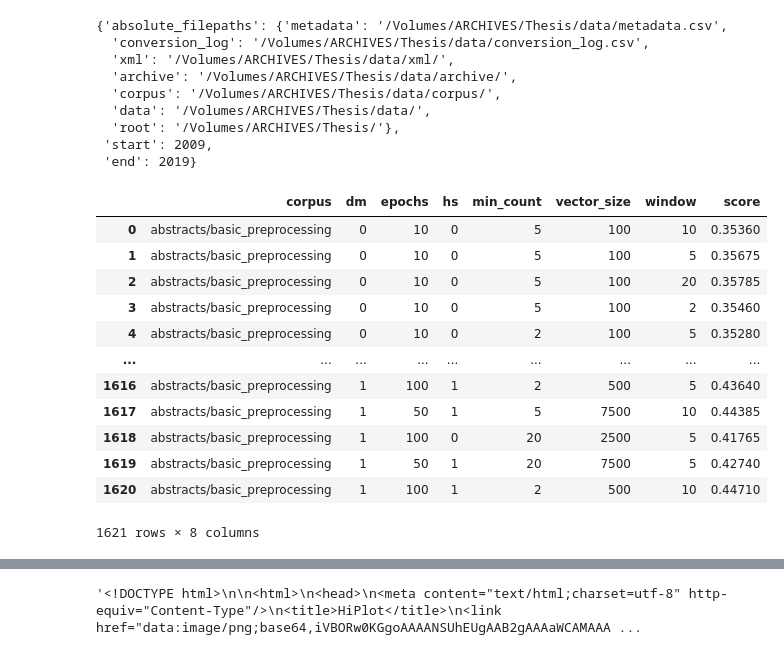
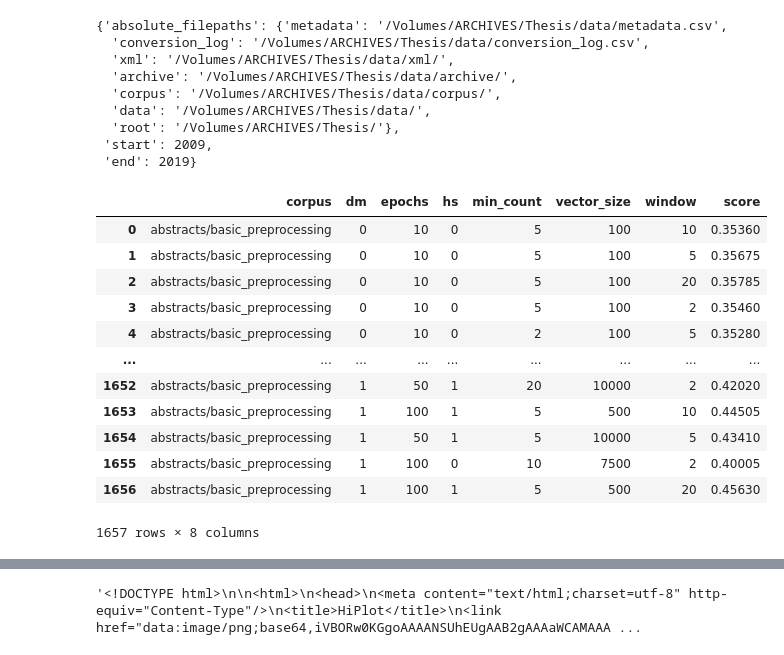
Before and after one commit to brienna/MS_thesis, a Jupyter notebook: notebooks/Analyze_models.ipynb, the cells around one changed output, grey strips where cells are left out. Saved outputs shown, nothing was run; the diff lists cells and outputs as text; code cells hidden in the pictures.

```diff
--- a/notebooks/Analyze_models.ipynb
+++ b/notebooks/Analyze_models.ipynb
@@ -21,25 +21,25 @@ GLOBALS
 # %%
 scores_df = None
 #GLOBALS['absolute_filepaths']['root'] + 'results/scores.txt'
-with open(GLOBALS['absolute_filepaths']['root'] + 'src/sporc/doc2vec_scores2.txt') as file:
+with open(GLOBALS['absolute_filepaths']['root'] + 'src/sporc/doc2vec_scores.txt') as file:
     raw_scores = json.load(file)
     scores_df = pd.DataFrame(raw_scores)
     scores_series = scores_df['score']
     scores_df = scores_df['parameters'].apply(pd.Series)
     scores_df['score'] = scores_series
 
 scores_df
 # %% [output]
 |  | corpus | dm | epochs | hs | min_count | vector_size | window | score |
 | 0 | abstracts/basic_preprocessing | 0 | 10 | 0 | 5 | 100 | 10 | 0.35360 |
 | 1 | abstracts/basic_preprocessing | 0 | 10 | 0 | 5 | 100 | 5 | 0.35675 |
 | 2 | abstracts/basic_preprocessing | 0 | 10 | 0 | 5 | 100 | 20 | 0.35785 |
 | 3 | abstracts/basic_preprocessing | 0 | 10 | 0 | 5 | 100 | 2 | 0.35460 |
 | 4 | abstracts/basic_preprocessing | 0 | 10 | 0 | 2 | 100 | 5 | 0.35280 |
 | ... | ... | ... | ... | ... | ... | ... | ... | ... |
-| 1616 | abstracts/basic_preprocessing | 1 | 100 | 1 | 2 | 500 | 5 | 0.43640 |
-| 1617 | abstracts/basic_preprocessing | 1 | 50 | 1 | 5 | 7500 | 10 | 0.44385 |
-| 1618 | abstracts/basic_preprocessing | 1 | 100 | 0 | 20 | 2500 | 5 | 0.41765 |
-| 1619 | abstracts/basic_preprocessing | 1 | 50 | 1 | 20 | 7500 | 5 | 0.42740 |
-| 1620 | abstracts/basic_preprocessing | 1 | 100 | 1 | 2 | 500 | 10 | 0.44710 |
+| 1652 | abstracts/basic_preprocessing | 1 | 50 | 1 | 20 | 10000 | 2 | 0.42020 |
+| 1653 | abstracts/basic_preprocessing | 1 | 100 | 1 | 5 | 500 | 10 | 0.44505 |
+| 1654 | abstracts/basic_preprocessing | 1 | 50 | 1 | 5 | 10000 | 5 | 0.43410 |
+| 1655 | abstracts/basic_preprocessing | 1 | 100 | 0 | 10 | 7500 | 2 | 0.40005 |
+| 1656 | abstracts/basic_preprocessing | 1 | 100 | 1 | 5 | 500 | 20 | 0.45630 |
-1621 rows × 8 columns
+1657 rows × 8 columns
```
Also changed, not shown: parts of 3 cells of this notebook, 5 other files.
